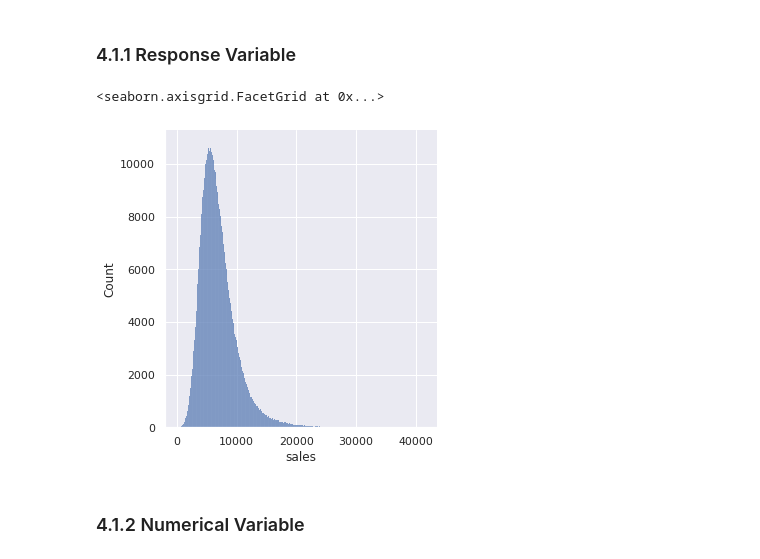
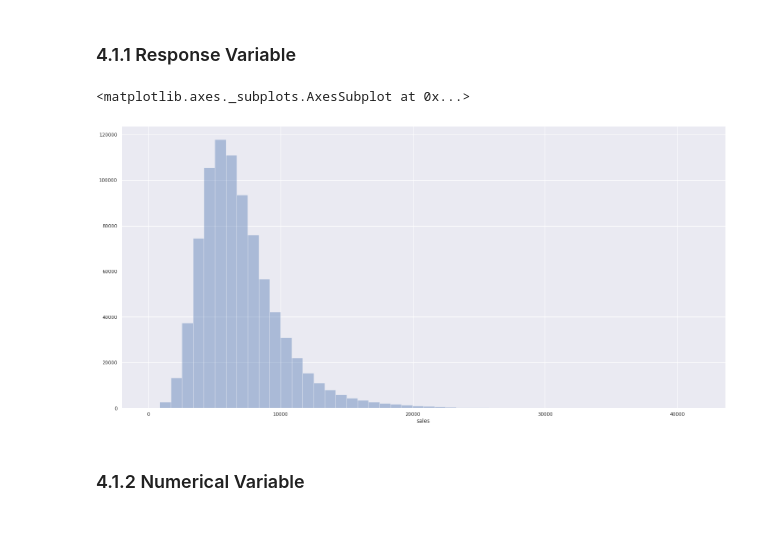
Before and after one commit to jvbf97/rossmann-store-sales, a Jupyter notebook: Main.ipynb, the cells around one changed output. Drawn from its saved outputs; the diff is of its cells as text; code cells hidden in the pictures; blank space fills up the shorter version.

```diff
--- a/Main.ipynb
+++ b/Main.ipynb
@@ -482,10 +503,10 @@ df4 = df3.copy()
 # %% [markdown]
 ### 4.1.1 Response Variable
 # %%
-sns.displot(df4['sales'], kde = False) #warning: distplot is deprecated, use either sns.displot or sns.histplot
+sns.distplot(df4['sales'], kde = False) #warning: distplot is deprecated, use either sns.displot or sns.histplot
 # %% [output]
-<seaborn.axisgrid.FacetGrid at 0x...>
+<matplotlib.axes._subplots.AxesSubplot at 0x...>
-[figure, old version]
+[figure, new version]
 # %% [markdown]
 ### 4.1.2 Numerical Variable
 # %%
```
Also changed, not shown: parts of 46 cells of this notebook.
